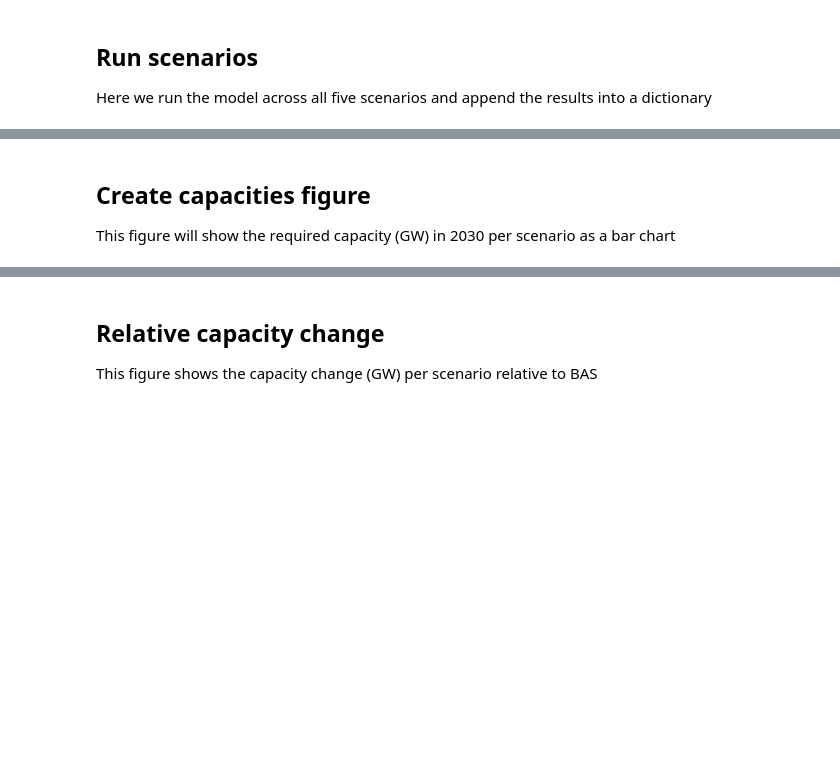
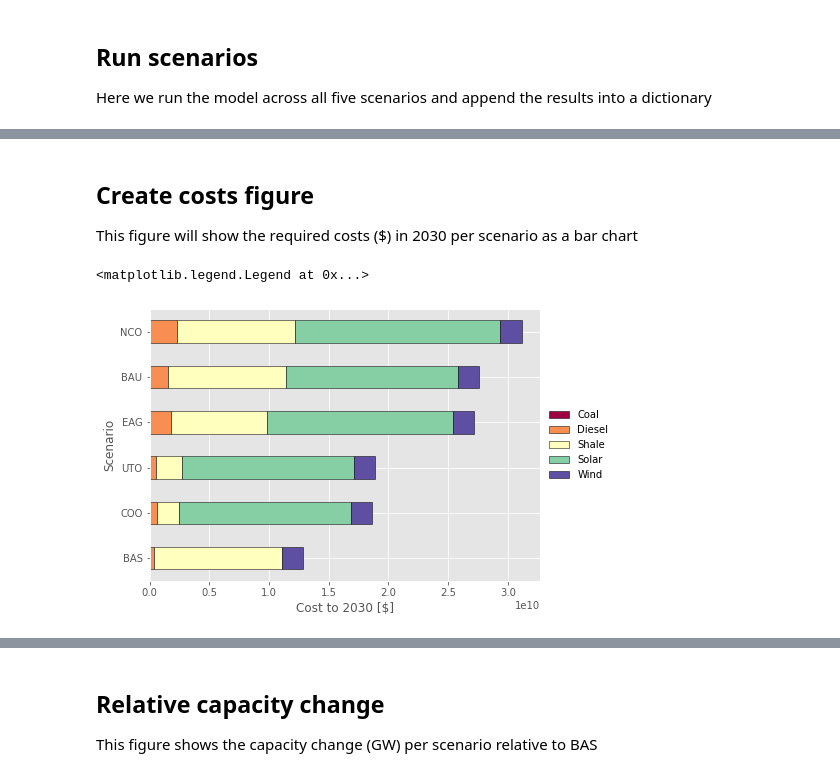
Before and after one commit to amanmajid/nextra, a Jupyter notebook: analysis/icae-results.ipynb, the cells around one changed output, grey strips where cells are left out. Cells and saved outputs as stored; diff of their text form; code cells hidden in the pictures; blank space fills up the shorter version.

Commit message:
Added cost functions

```diff
--- a/analysis/icae-results.ipynb
+++ b/analysis/icae-results.ipynb
@@ -80,16 +78,18 @@ for s in scenarios:
 
     model_run.build()
     model_run.run(pprint=False)
-    model_run = model_run.get_results()
+    model_results = model_run.get_results()
     # add scenarios to results
     if s == 'BAU' and scenarios[s] == False:
         s = 'BAS'
 
-    model_run.results_capacities['scenario'] = s
-    model_run.results_storages['scenario'] = s
-    model_run.results_edge_flows['scenario'] = s
+    model_results.results_capacities['scenario']       = s
+    model_results.results_storages['scenario']         = s
+    model_results.results_edge_flows['scenario']       = s
+    model_results.results_capacity_change['scenario']  = s
+    model_results.results_costs['scenario']            = s
     # append results
-    results[s] = model_run
+    results[s] = model_results
 
     print('> Completed: ' + s)
 
@@ -97,23 +113,37 @@ print('> Done.')
 # %% [markdown]
-## Create capacities figure
-This figure will show the required capacity (GW) in 2030 per scenario as a bar chart
+## Create costs figure
+This figure will show the required costs ($) in 2030 per scenario as a bar chart
 # %%
+def merge_cost_data(results_dict):
+    '''Returns a dataframe with merged capacity data based on a dictionary containing a set of results class
+    '''
+    # init blank df
+    costs = pd.DataFrame()
+    # loop results
+    for k in results_dict.keys():
+        df = results_dict[k].results_costs
+        costs = costs.append(df,ignore_index=True)
+    return costs
+
 # run function
-capacities = merge_capacity_data(results)
+costs = merge_cost_data(results)
 # convert to gw
 #capacities['value'] = capacities['value'].apply(lambda row: mw_to_gw(row))
 # pivot for bar chart
-capacities = capacities.pivot_table(index=['scenario'],
-                                    columns=['technology'],
-                                    values='value')
+costs = costs.pivot_table(index=['scenario'],
+                          columns=['technology'],
+                          values='totex')
 # sort by ascending
-capacities['total'] = capacities.sum(axis=1)
-capacities = capacities.sort_values("total").drop('total',axis=1)
+costs['total'] = costs.sum(axis=1)
+costs = costs.sort_values("total").drop('total',axis=1)
 
 # plot
 plt.style.use('ggplot')
 f,ax = plt.subplots(ncols=1,nrows=1,figsize=(7,5))
-capacities.plot.barh(stacked=True,rot=0,ax=ax,cmap='Spectral',edgecolor='black')
-ax.set_xlabel('Capacity in 2030 [GW]')
+costs.plot.barh(stacked=True,rot=0,ax=ax,cmap='Spectral',edgecolor='black')
+ax.set_xlabel('Cost to 2030 [$]')
 ax.set_ylabel('Scenario')
 ax.legend(loc='center left', bbox_to_anchor=(1.0, 0.5),frameon=False)
+# %% [output]
+<matplotlib.legend.Legend at 0x...>
+[figure, added]
```
Also changed, not shown: parts of 15 cells of this notebook, 3 other files.
